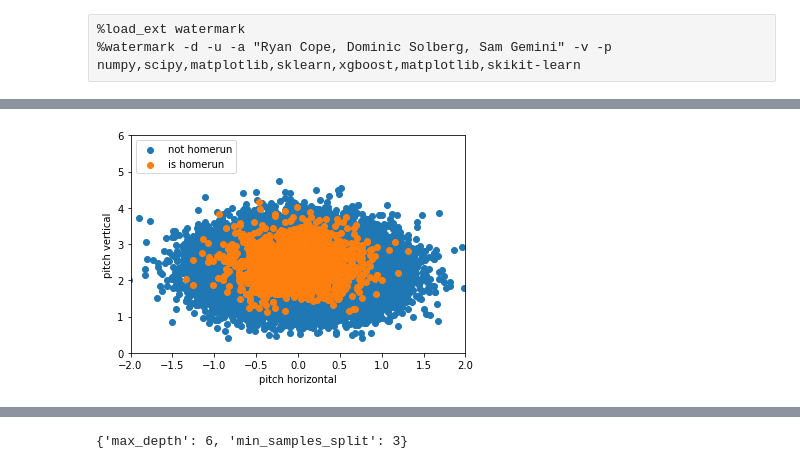
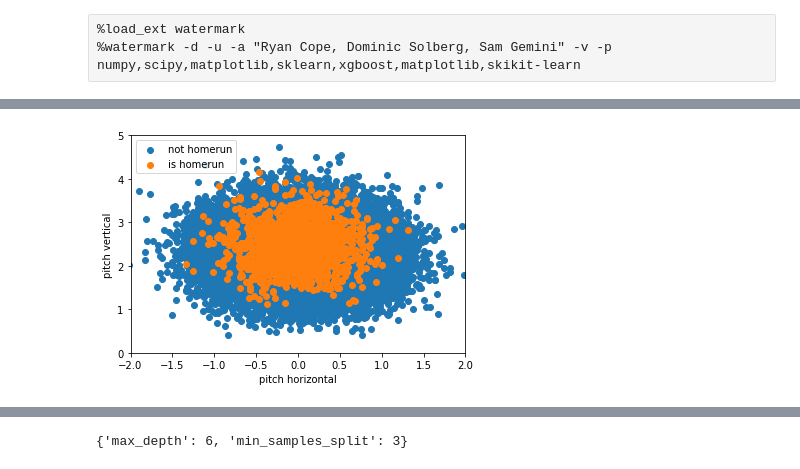
Before and after one commit to rcope13/stat-451-final-project, a Jupyter notebook: Group Project 451.ipynb, the cells around one changed output, grey strips where cells are left out. Saved outputs shown, nothing was run; the diff lists cells and outputs as text; code cells hidden in the pictures.

```diff
--- a/Group Project 451.ipynb
+++ b/Group Project 451.ipynb
@@ -26,24 +26,24 @@ df.head()
 # %%
 %matplotlib inline
 import matplotlib.pyplot as plt
 
-X_train = df[['plate_x','plate_z', 'pitch_name']].values
-Y_train = df['is_home_run'].values
+pitch_location = df[['plate_x','plate_z']].values
+is_homerun = df['is_home_run'].values
 
-plt.scatter(X_train[Y_train == 0, 0],
-            X_train[Y_train == 0, 1],
+plt.scatter(pitch_location[is_homerun == 0, 0],
+            pitch_location[is_homerun == 0, 1],
             label='not homerun',
             alpha = 1)
-plt.scatter(X_train[Y_train == 1, 0],
-            X_train[Y_train == 1, 1],
+plt.scatter(pitch_location[is_homerun == 1, 0],
+            pitch_location[is_homerun == 1, 1],
             label='is homerun',
             alpha = 1)
 
 plt.xlabel('pitch horizontal')
 plt.ylabel('pitch vertical')
 plt.xlim([-2, 2])
-plt.ylim([0, 6])
+plt.ylim([0, 5])
 plt.legend(loc='upper left')
 plt.show()
 # %% [output]
-[figure, old version]
+[figure, new version]
```
Also changed, not shown: parts of 6 cells of this notebook.
